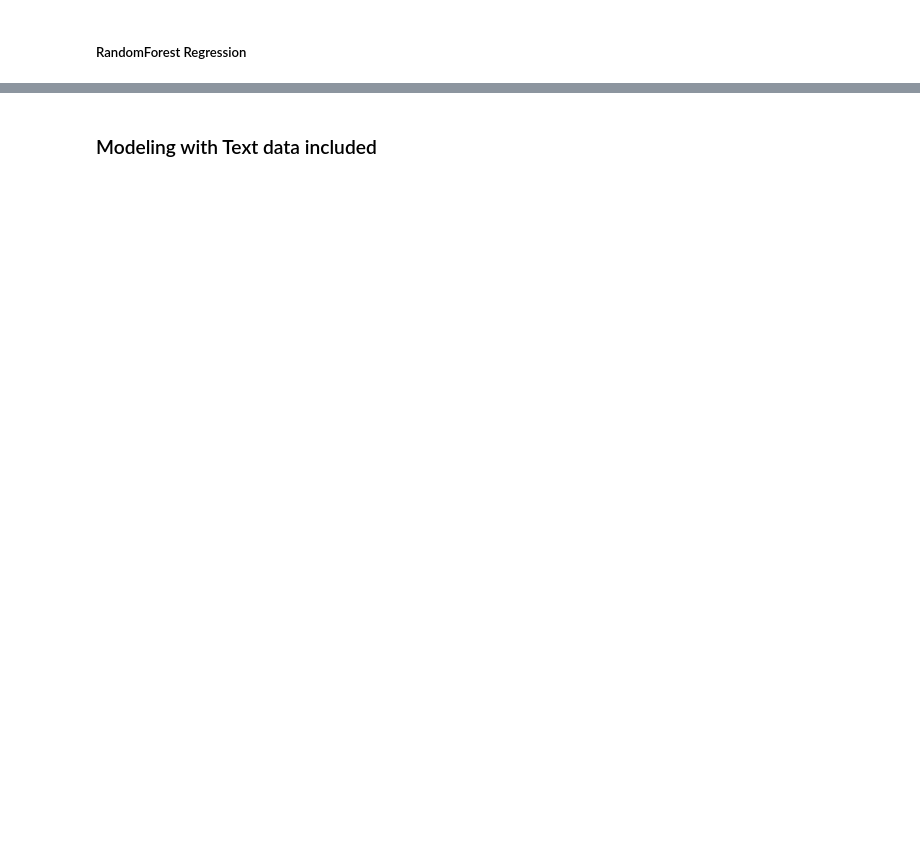
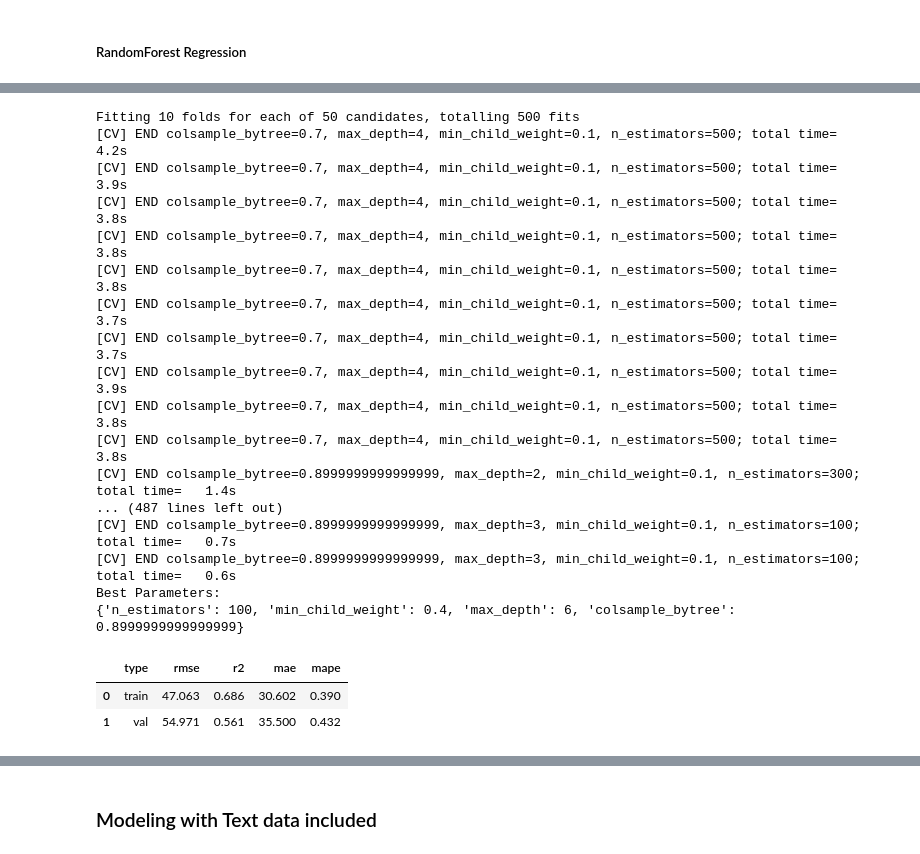
Before and after one commit to mathguy-r/adams-sose22, a Jupyter notebook: training.ipynb, the cells around one changed output, grey strips where cells are left out. Cells and saved outputs as stored; diff of their text form; code cells hidden in the pictures; blank space fills up the shorter version.

```diff
--- a/training.ipynb
+++ b/training.ipynb
@@ -146,0 +316,50 @@ MSE: mean 0.55 std 0.008
+# %%
+
+params = {'n_estimators':np.arange(100,600,100),
+        'max_depth':np.arange(2,7),
+        'min_child_weight':np.arange(0,0.5,0.1),
+        'colsample_bytree':np.arange(0.5,1.,0.1)
+        }
+
+
+def tune():
+    result_df = pd.DataFrame([],columns=['type','rmse','r2','mae','mape'])
+    train_results = ['train']
+    val_results = ['val']
+    tuner = RandomizedSearchCV(XGBRegressor(booster='gbtree',n_jobs=-1), params, refit=True,
+                            scoring='neg_mean_absolute_percentage_error',
+                            verbose=2, cv=10, n_iter=50)
+    tuner.fit(X_train, y_train)
+    print(f"Best Parameters: \n{tuner.best_params_}")
+    best_model = tuner.best_estimator_
+    yfit = best_model.predict(X_train)
+    train_results.extend(multiple_scoring(y_train, yfit))
+    result_df.loc[len(result_df.index)] = train_results
+    ypred = best_model.predict(X_val)
+    val_results.extend(multiple_scoring(y_val,ypred))
+    result_df.loc[len(result_df.index)] = val_results
+    return result_df
+
+xgb_results = tune()
+xgb_results.head()
+# %% [output]
+Fitting 10 folds for each of 50 candidates, totalling 500 fits
+[CV] END colsample_bytree=0.7, max_depth=4, min_child_weight=0.1, n_estimators=500; total time=   4.2s
+[CV] END colsample_bytree=0.7, max_depth=4, min_child_weight=0.1, n_estimators=500; total time=   3.9s
+[CV] END colsample_bytree=0.7, max_depth=4, min_child_weight=0.1, n_estimators=500; total time=   3.8s
+[CV] END colsample_bytree=0.7, max_depth=4, min_child_weight=0.1, n_estimators=500; total time=   3.8s
+[CV] END colsample_bytree=0.7, max_depth=4, min_child_weight=0.1, n_estimators=500; total time=   3.8s
+[CV] END colsample_bytree=0.7, max_depth=4, min_child_weight=0.1, n_estimators=500; total time=   3.7s
+[CV] END colsample_bytree=0.7, max_depth=4, min_child_weight=0.1, n_estimators=500; total time=   3.7s
+[CV] END colsample_bytree=0.7, max_depth=4, min_child_weight=0.1, n_estimators=500; total time=   3.9s
+[CV] END colsample_bytree=0.7, max_depth=4, min_child_weight=0.1, n_estimators=500; total time=   3.8s
+[CV] END colsample_bytree=0.7, max_depth=4, min_child_weight=0.1, n_estimators=500; total time=   3.8s
+[CV] END colsample_bytree=0.8999999999999999, max_depth=2, min_child_weight=0.1, n_estimators=300; total time=   1.4s
+... (487 lines left out)
+[CV] END colsample_bytree=0.8999999999999999, max_depth=3, min_child_weight=0.1, n_estimators=100; total time=   0.7s
+[CV] END colsample_bytree=0.8999999999999999, max_depth=3, min_child_weight=0.1, n_estimators=100; total time=   0.6s
+Best Parameters:
+{'n_estimators': 100, 'min_child_weight': 0.4, 'max_depth': 6, 'colsample_bytree': 0.8999999999999999}
+|  | type | rmse | r2 | mae | mape |
+| 0 | train | 47.063 | 0.686 | 30.602 | 0.390 |
+| 1 | val | 54.971 | 0.561 | 35.500 | 0.432 |
```
Also changed, not shown: parts of 24 cells of this notebook, 1 other file.
